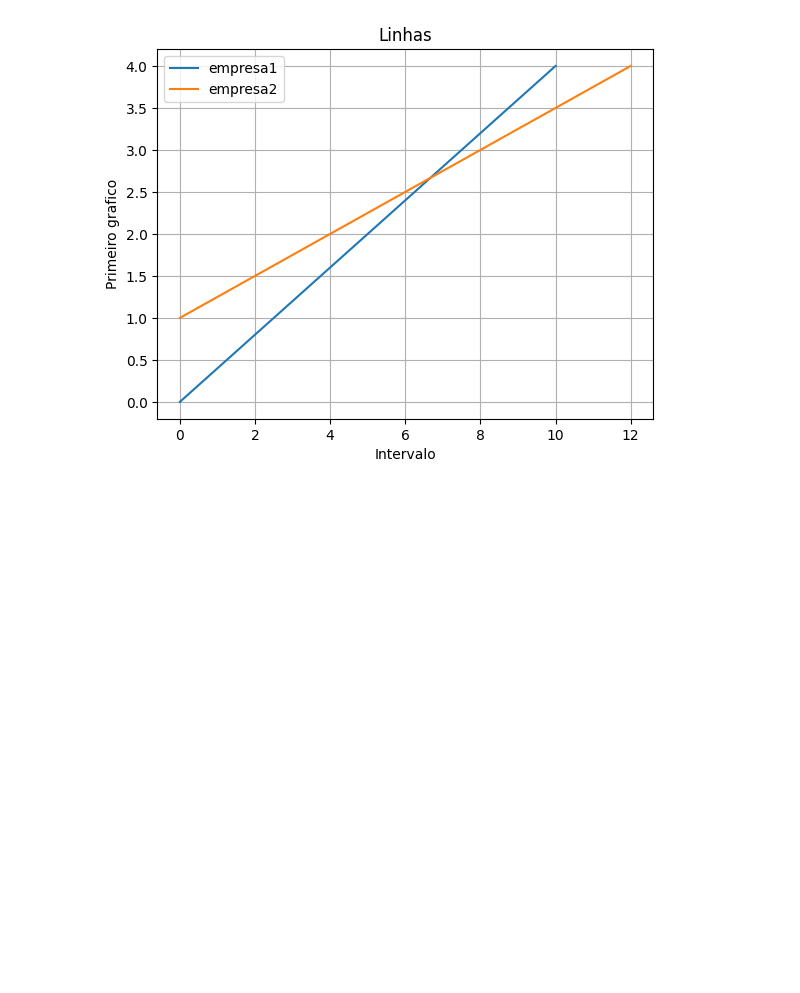
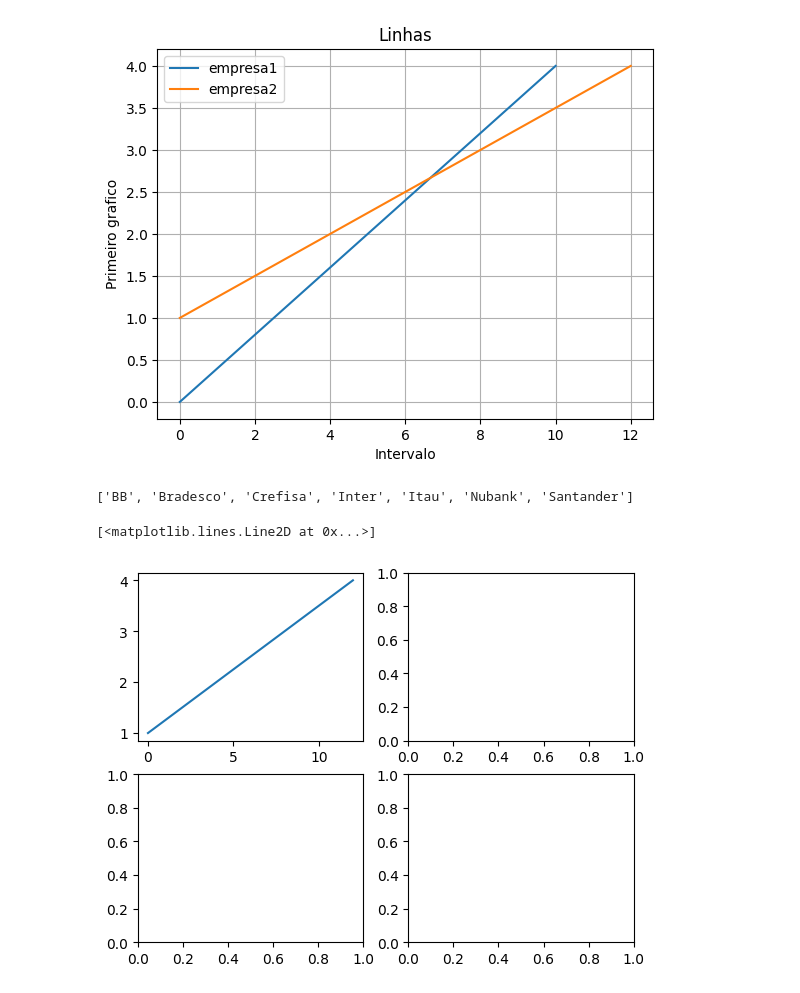
Before and after one commit to JonathanAlvesNogueira/Learning-python, a Jupyter notebook: matplotlib/linhas.ipynb, the cells around one changed output. Cells and saved outputs as stored; diff of their text form; code cells hidden in the pictures; blank space fills up the shorter version.

Commit message:
Usando subplot, e plots

```diff
--- a/matplotlib/linhas.ipynb
+++ b/matplotlib/linhas.ipynb
@@ -26,3 +26,15 @@ plt.title('Linhas')
 array([ 0. ,  2.5,  5. ,  7.5, 10. ])
 Text(0.5, 1.0, 'Linhas')
 [figure]
+# %%
+empresas = ['BB', 'Bradesco', 'Itau', 'Crefisa', 'Santander', 'Inter', 'Nubank']
+# %% [output]
+['BB', 'Bradesco', 'Crefisa', 'Inter', 'Itau', 'Nubank', 'Santander']
+# %%
+                #linhas e colunas
+fig, (ax, ax1) = plt.subplots(2,2)
+
+ax[0].plot(xb, cont2)
+# %% [output]
+[<matplotlib.lines.Line2D at 0x...>]
+[figure, added]
```
Also changed, not shown: parts of 1 cell of this notebook.
